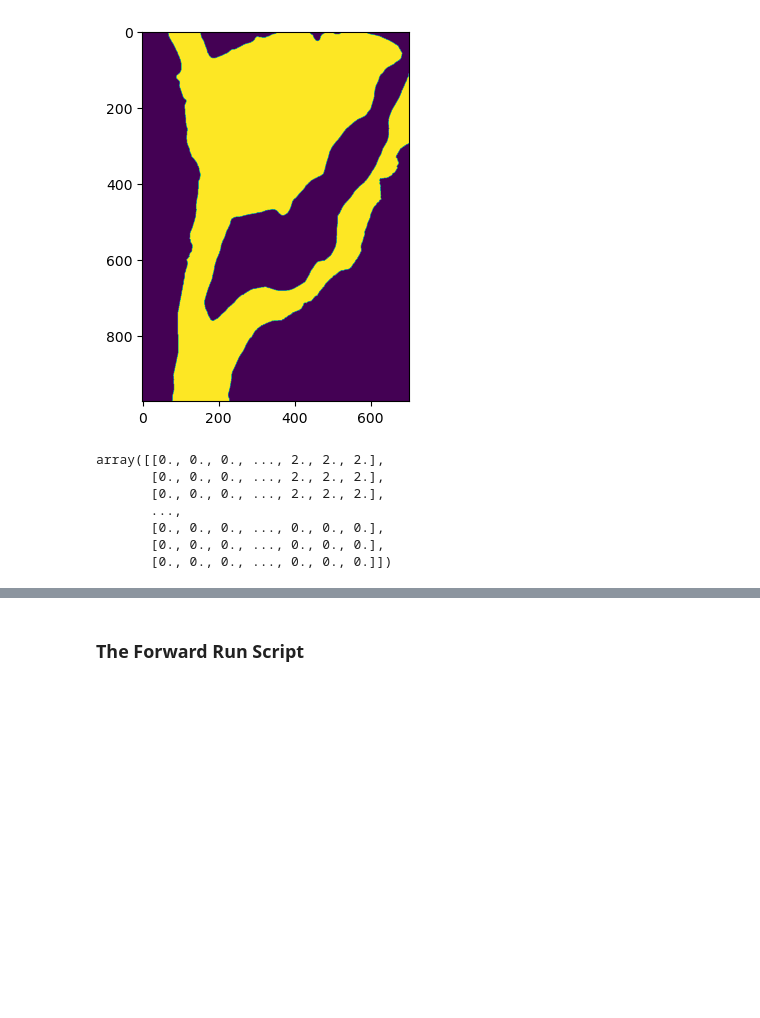
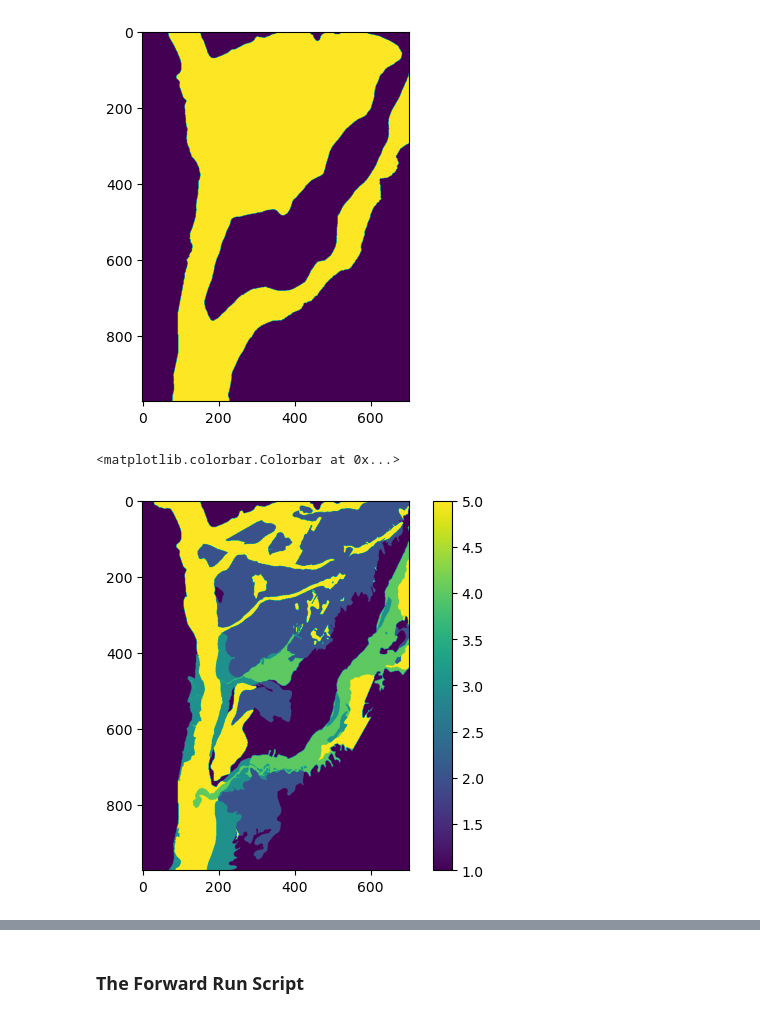
Before and after one commit to jackplogan33/peterson-modflow, a Jupyter notebook: notebooks/06-rch-calibration.ipynb, the cells around one changed output, grey strips where cells are left out. Saved outputs shown, nothing was run; the diff lists cells and outputs as text; code cells hidden in the pictures; blank space fills up the shorter version.

```diff
--- a/notebooks/06-rch-calibration.ipynb
+++ b/notebooks/06-rch-calibration.ipynb
@@ -155,14 +150,11 @@ plt.imshow(ib)
 <matplotlib.image.AxesImage at 0x...>
 [figure]
 # %%
-zones_matrix = np.loadtxt(os.path.join('..', 'peterson_template','data-files','rchZones.dat'))
-zones = np.where(np.isin(zones_matrix, [2, 3,4,5]), zones_matrix, 0)
+zones = np.loadtxt(os.path.join('..', 'peterson_template','data-files','rchZones.dat'))
+#zones = np.where(np.isin(zones_matrix, [2, 3,4,5]), zones_matrix, 0)
 zones
+plt.imshow(zones)
+plt.colorbar()
 # %% [output]
-array([[0., 0., 0., ..., 2., 2., 2.],
-       [0., 0., 0., ..., 2., 2., 2.],
-       [0., 0., 0., ..., 2., 2., 2.],
-       ...,
-       [0., 0., 0., ..., 0., 0., 0.],
-       [0., 0., 0., ..., 0., 0., 0.],
-       [0., 0., 0., ..., 0., 0., 0.]])
+<matplotlib.colorbar.Colorbar at 0x...>
+[figure, added]
```
Also changed, not shown: parts of 22 cells of this notebook, 2 other files.
